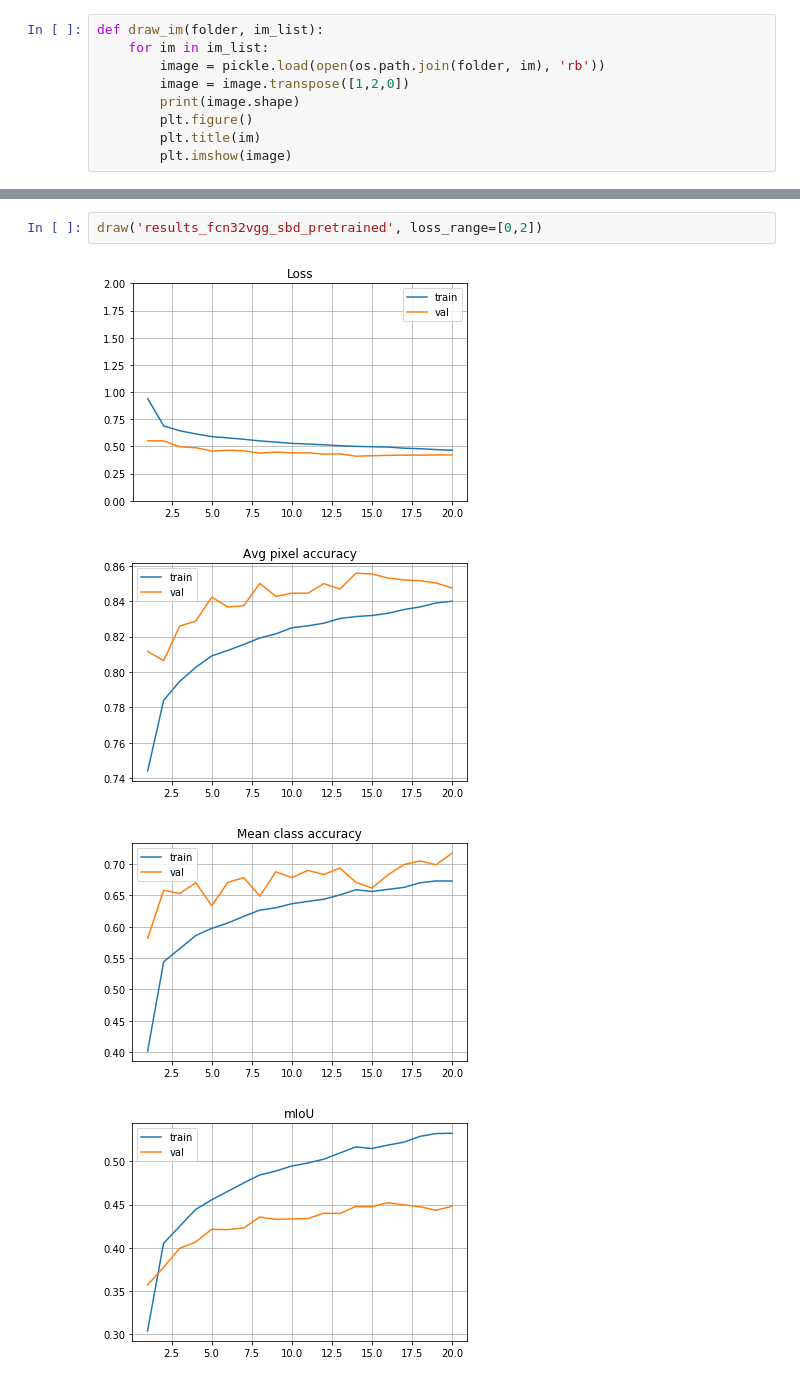
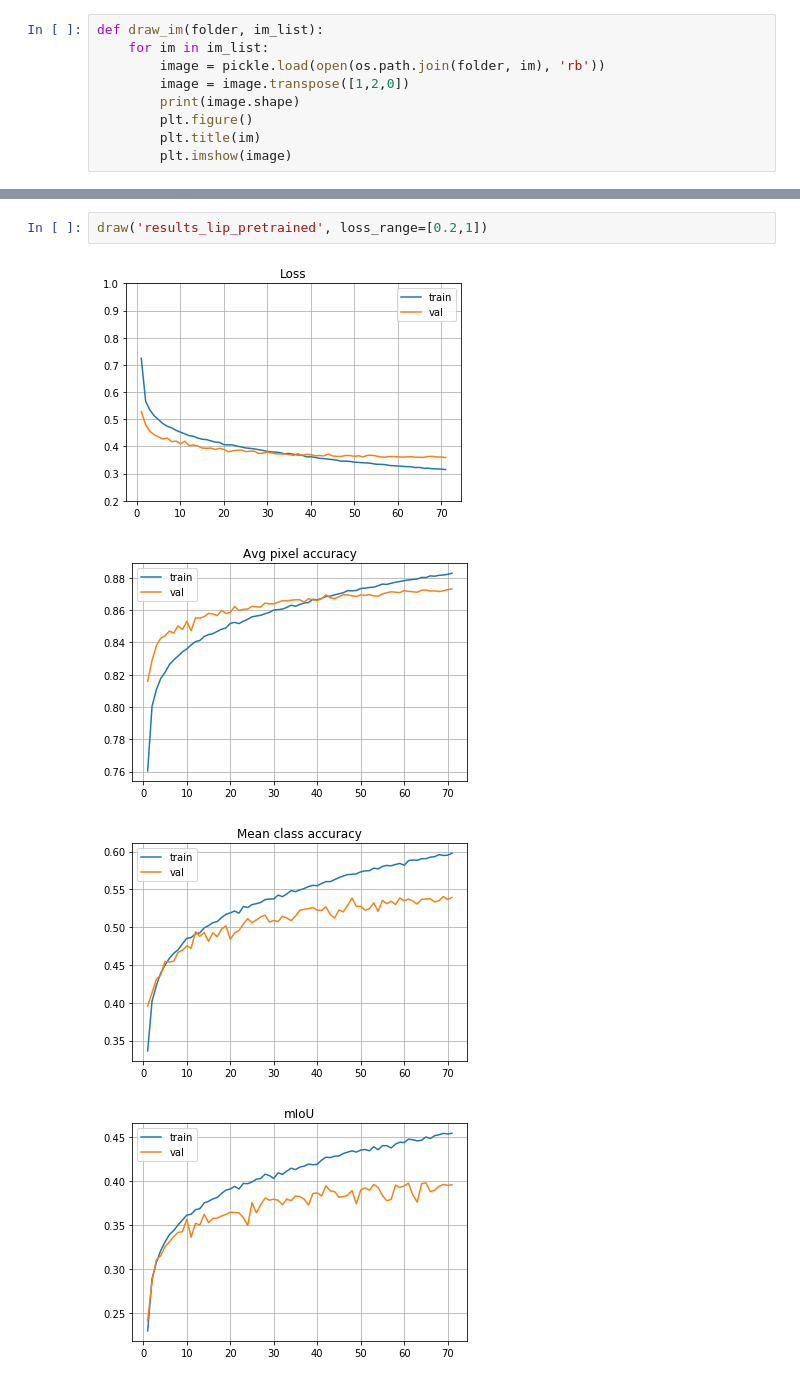
Before and after one commit to wenliangdai/msc-project, a Jupyter notebook: visualisation.ipynb, the cells around one changed output, grey strips where cells are left out. Saved outputs shown, nothing was run; the diff lists cells and outputs as text.

```diff
--- a/visualisation.ipynb
+++ b/visualisation.ipynb
@@ -69,7 +69,7 @@ draw('results_humanparts', loss_range=[0,2])
 # %%
-draw('results_fcn32vgg_sbd_pretrained', loss_range=[0,2])
+draw('results_lip_pretrained', loss_range=[0.2,1])
 # %% [output]
-[figure, old version]
+[figure, new version]
-[figure, old version]
+[figure, new version]
-[figure, old version]
+[figure, new version]
-[figure, old version]
+[figure, new version]
```
Also changed, not shown: parts of 1 cell of this notebook, 4 other files.
